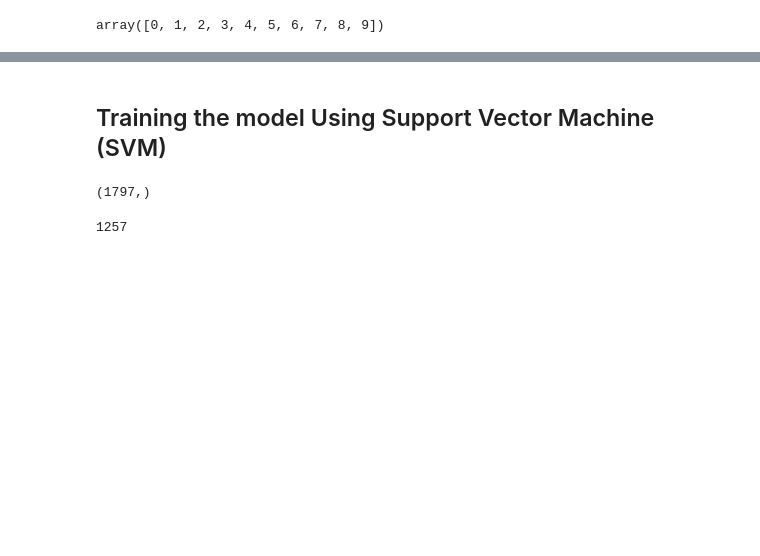
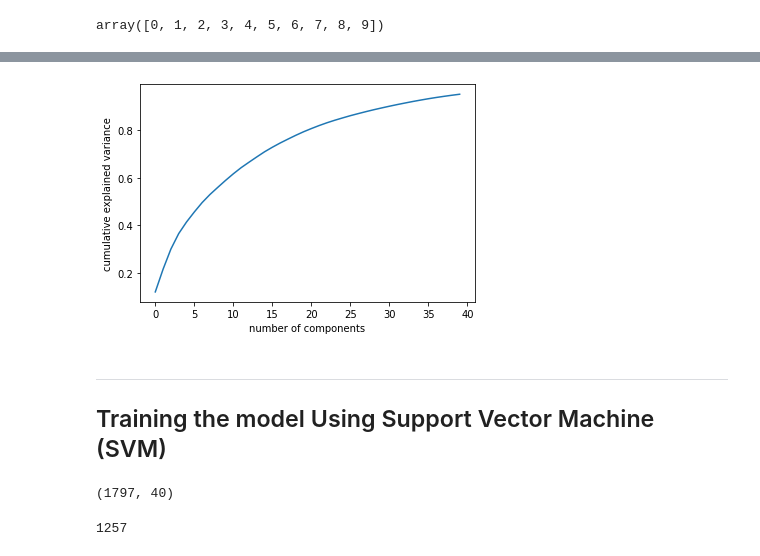
Before and after one commit to napsterrisen/boom, a Jupyter notebook: Digits_SVM.ipynb, the cells around one changed output, grey strips where cells are left out. Saved outputs shown, nothing was run; the diff lists cells and outputs as text; code cells hidden in the pictures; blank space fills up the shorter version.

```diff
--- a/Digits_SVM.ipynb
+++ b/Digits_SVM.ipynb
@@ -55,0 +46,4 @@ df
+# %%
+from sklearn.preprocessing import StandardScaler
+sc=StandardScaler()
+dan=sc.fit_transform(digits.data)
@@ -55,0 +75,5 @@ df
+# %%
+pca=PCA(n_components=.95)
+ming=pca.fit_transform(dan)
+cumsum=np.cumsum(pca.explained_variance_ratio_)
+np.argmax(cumsum>=0.95)+1
@@ -62,13 +105,22 @@ df['target'] = digits.target
+# %%
+plt.plot(cumsum)
+plt.xlabel('number of components')
+plt.ylabel('cumulative explained variance')
+plt.show()
+# %% [output]
+[figure, added]
 # %% [markdown]
+__________________________________________________
+
 ## Training the model Using Support Vector Machine (SVM)
 # %%
 from sklearn.model_selection import train_test_split
 # %%
-X = df.drop(['target'], axis=1).values
+X = black.values
 y = df.target.values
-y.shape
+X.shape
 # %% [output]
-(1797,)
+(1797, 40)
 # %%
 X_train, X_test, y_train, y_test = train_test_split(X, y, test_size=0.3)
 # %%
```
Also changed, not shown: parts of 22 cells of this notebook.
